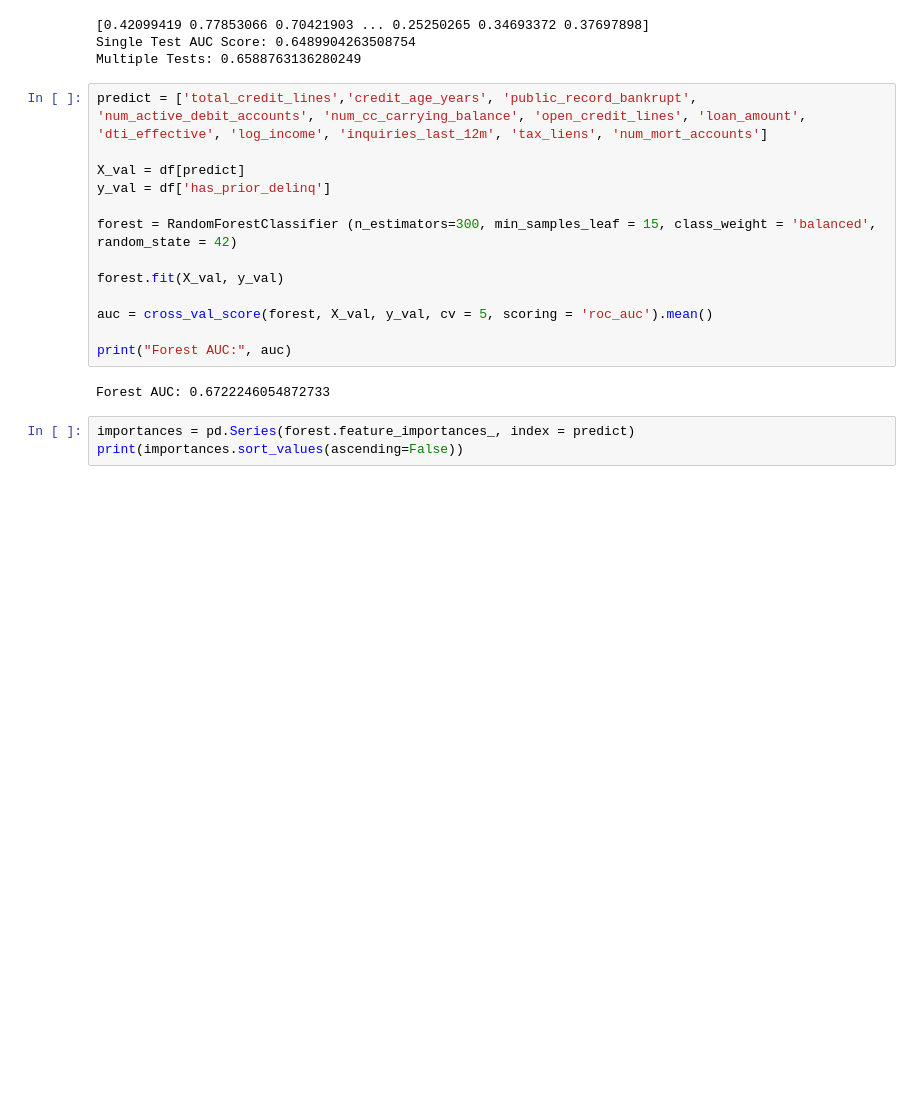
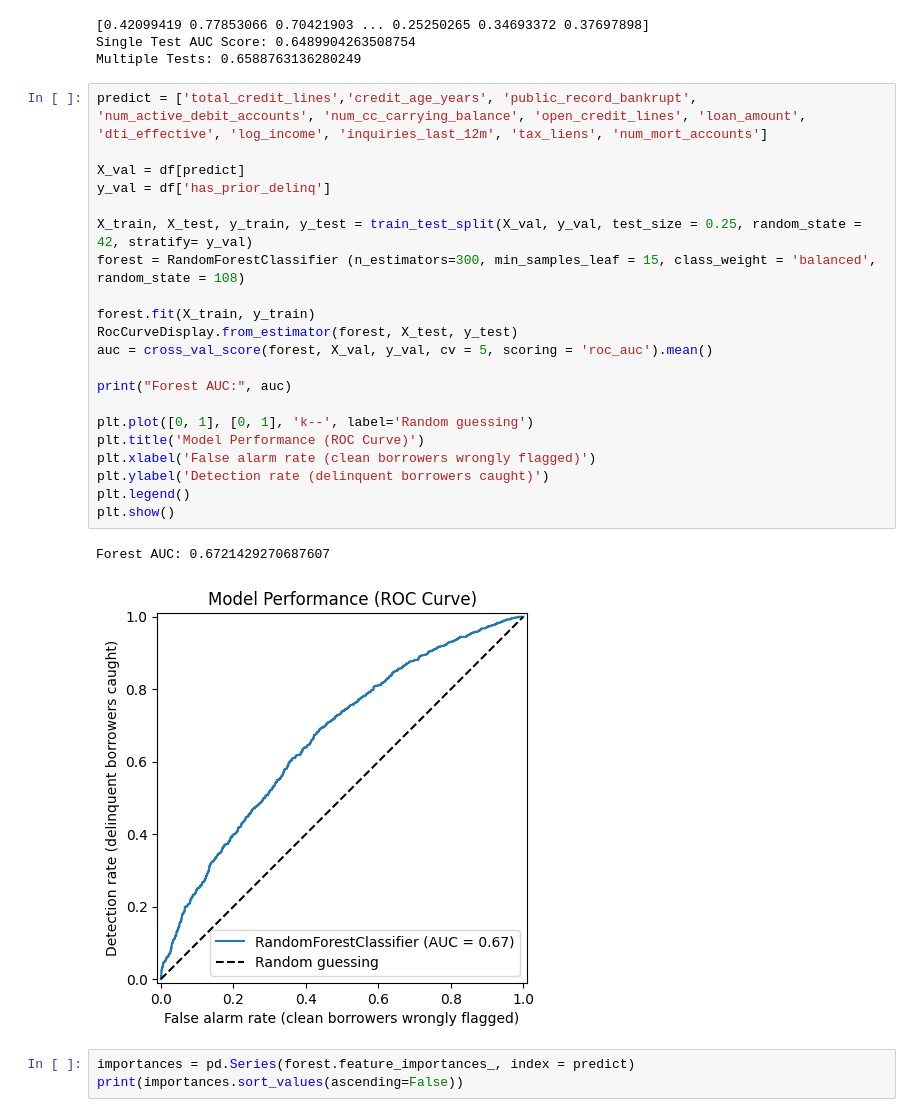
Before and after one commit to AdrianP428/DSRP_Project_MMF, a Jupyter notebook: DSRP_Project_AP.ipynb, the cells around one changed output. Cells and saved outputs as stored; diff of their text form; blank space fills up the shorter version.

```diff
--- a/DSRP_Project_AP.ipynb
+++ b/DSRP_Project_AP.ipynb
@@ -560,18 +561,27 @@ Multiple Tests: 0.6588763136280249
 # %%
 predict = ['total_credit_lines','credit_age_years', 'public_record_bankrupt', 'num_active_debit_accounts', 'num_cc_carrying_balance', 'open_credit_lines', 'loan_amount', 'dti_effective', 'log_income', 'inquiries_last_12m', 'tax_liens', 'num_mort_accounts']
 
 X_val = df[predict]
 y_val = df['has_prior_delinq']
 
-forest = RandomForestClassifier (n_estimators=300, min_samples_leaf = 15, class_weight = 'balanced', random_state = 42)
+X_train, X_test, y_train, y_test = train_test_split(X_val, y_val, test_size = 0.25, random_state = 42, stratify= y_val)
+forest = RandomForestClassifier (n_estimators=300, min_samples_leaf = 15, class_weight = 'balanced', random_state = 108)
 
-forest.fit(X_val, y_val)
-
+forest.fit(X_train, y_train)
+RocCurveDisplay.from_estimator(forest, X_test, y_test)
 auc = cross_val_score(forest, X_val, y_val, cv = 5, scoring = 'roc_auc').mean()
 
 print("Forest AUC:", auc)
+
+plt.plot([0, 1], [0, 1], 'k--', label='Random guessing')
+plt.title('Model Performance (ROC Curve)')
+plt.xlabel('False alarm rate (clean borrowers wrongly flagged)')
+plt.ylabel('Detection rate (delinquent borrowers caught)')
+plt.legend()
+plt.show()
 # %% [output]
-Forest AUC: 0.6722246054872733
+Forest AUC: 0.6721429270687607
+[figure, added]
 # %%
 importances = pd.Series(forest.feature_importances_, index = predict)
 print(importances.sort_values(ascending=False))
```
Also changed, not shown: parts of 4 cells of this notebook.
